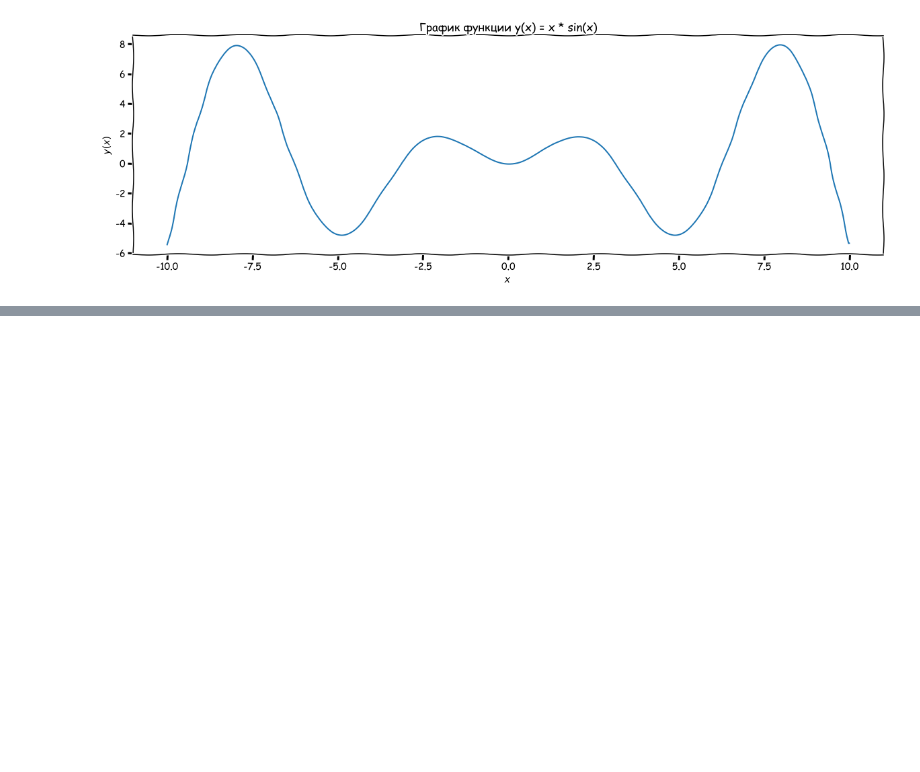
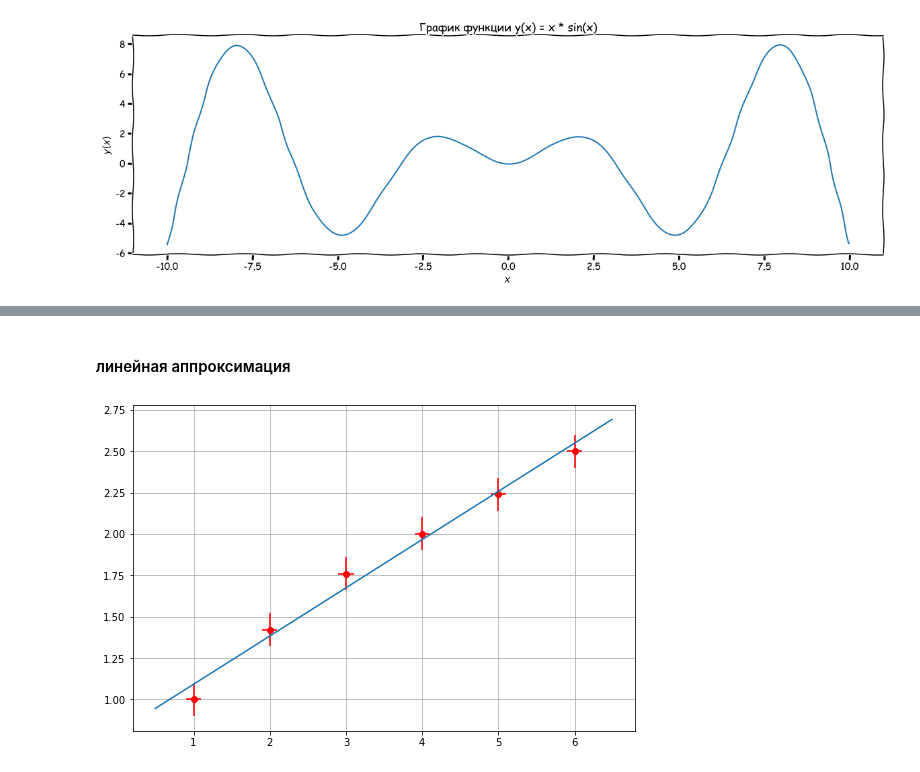
Before and after one commit to paalso/mipt_python_course, a Jupyter notebook: 9_plots/mipt_plots_tasks.ipynb, the cells around one changed output, grey strips where cells are left out. Drawn from its saved outputs; the diff is of its cells as text; code cells hidden in the pictures; blank space fills up the shorter version.

```diff
--- a/9_plots/mipt_plots_tasks.ipynb
+++ b/9_plots/mipt_plots_tasks.ipynb
@@ -224,0 +234,24 @@ with plt.xkcd():
+# %% [markdown]
+#### линейная аппроксимация
+# %%
+import numpy as np
+import matplotlib.pyplot as plt
+
+x = [1, 2, 3, 4, 5, 6]
+y = [1, 1.42, 1.76, 2, 2.24, 2.5]
+
+p, v = np.polyfit(x, y, deg=1, cov=True)
+p_f = np.poly1d(p)
+
+t = np.arange(0.5, 6.5, 0.01)
+
+plt.figure(figsize=(9, 6))
+plt.plot(x, y, 'ro')
+plt.plot(t, p_f(t))
+plt.grid(True)
+# погрешности здесь взяты от балды
+plt.errorbar(x, y, xerr=0.1, yerr=0.1, fmt='r,', ecolor='red')
+
+plt.show()
+# %% [output]
+[figure, added]
```
Also changed, not shown: parts of 6 cells of this notebook, 3 other files.
